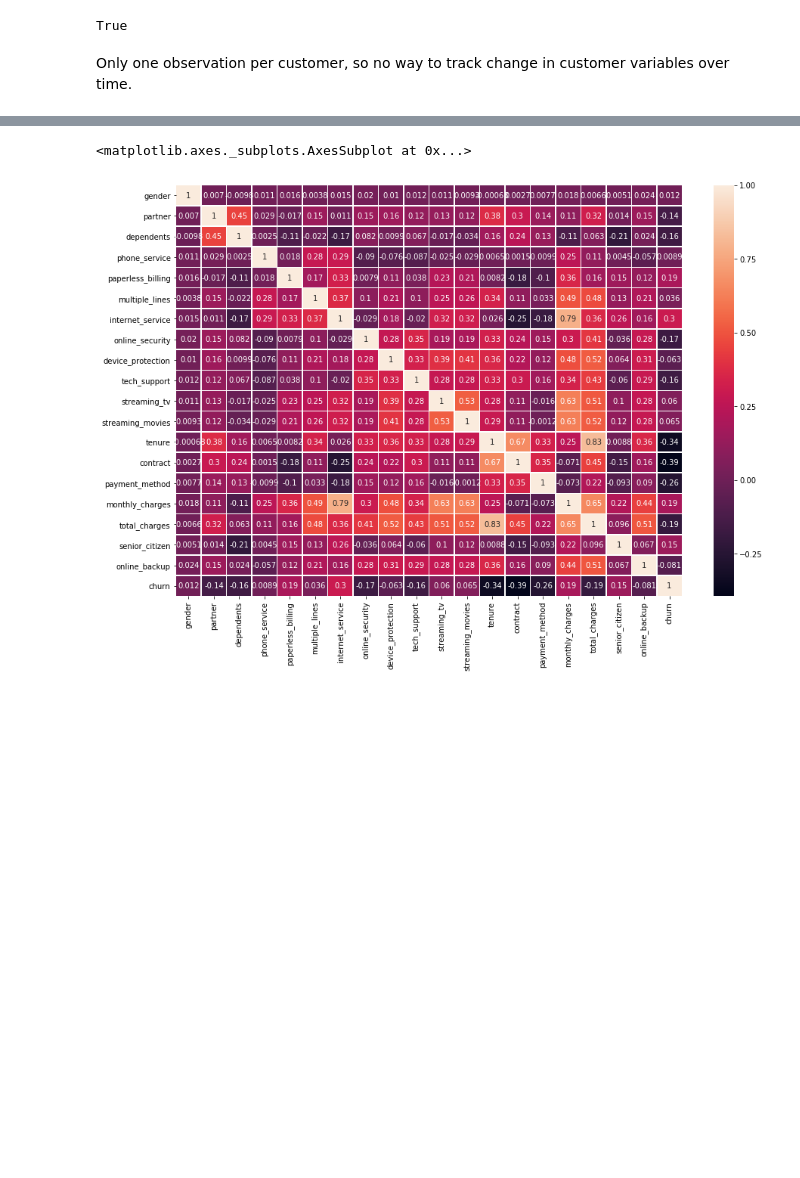
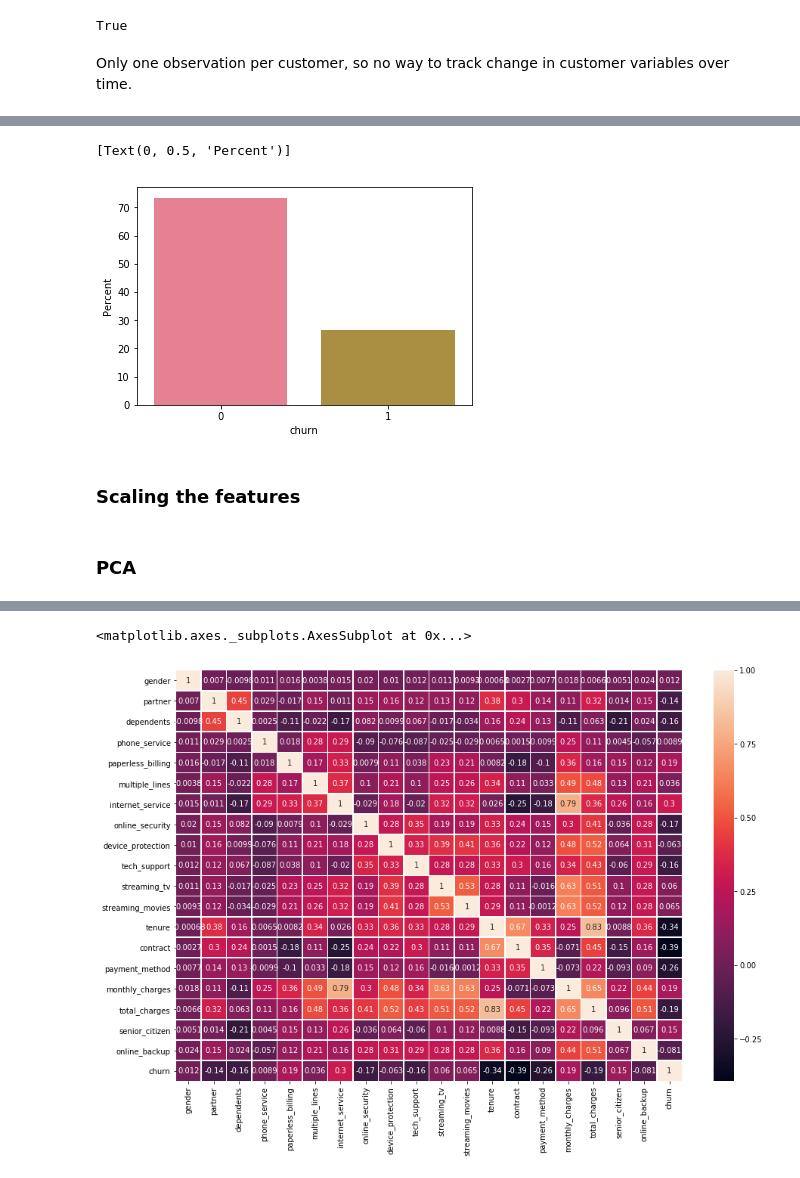
Before and after one commit to akshaysundar3/telco_prediction, a Jupyter notebook: eda_jl.ipynb, the cells around one changed output, grey strips where cells are left out. Saved outputs shown, nothing was run; the diff lists cells and outputs as text; code cells hidden in the pictures; blank space fills up the shorter version.

```diff
--- a/eda_jl.ipynb
+++ b/eda_jl.ipynb
@@ -23,6 +26,14 @@ df.describe()
 | 50% | 0.000000 | 0.000000 | 0.000000 | 1.000000 | 1.000000 | -1.000000 | 1.000000 | ... |
 | 75% | 1.000000 | 1.000000 | 1.000000 | 1.000000 | 1.000000 | 1.000000 | 2.000000 | ... |
 | max | 1.000000 | 1.000000 | 1.000000 | 1.000000 | 1.000000 | 1.000000 | 2.000000 | ... |
+# %%
+ax = sns.barplot(x="churn", y="churn", data=df, estimator=lambda x: len(x)/len(df) * 100)
+ax.set(ylabel="Percent")
+# %% [output]
+[Text(0, 0.5, 'Percent')]
+[figure, added]
+# %% [markdown]
+### Scaling the features
 # %%
 from sklearn.preprocessing import StandardScaler
 
@@ -31,6 +42,8 @@ df_x = df.drop(labels = ["customer_id", "churn"], axis=1)
 X = df_x.values
 
 X = StandardScaler().fit_transform(X)
+# %% [markdown]
+### PCA
 # %%
 from sklearn.decomposition import PCA
 
```
Also changed, not shown: parts of 4 cells of this notebook.
